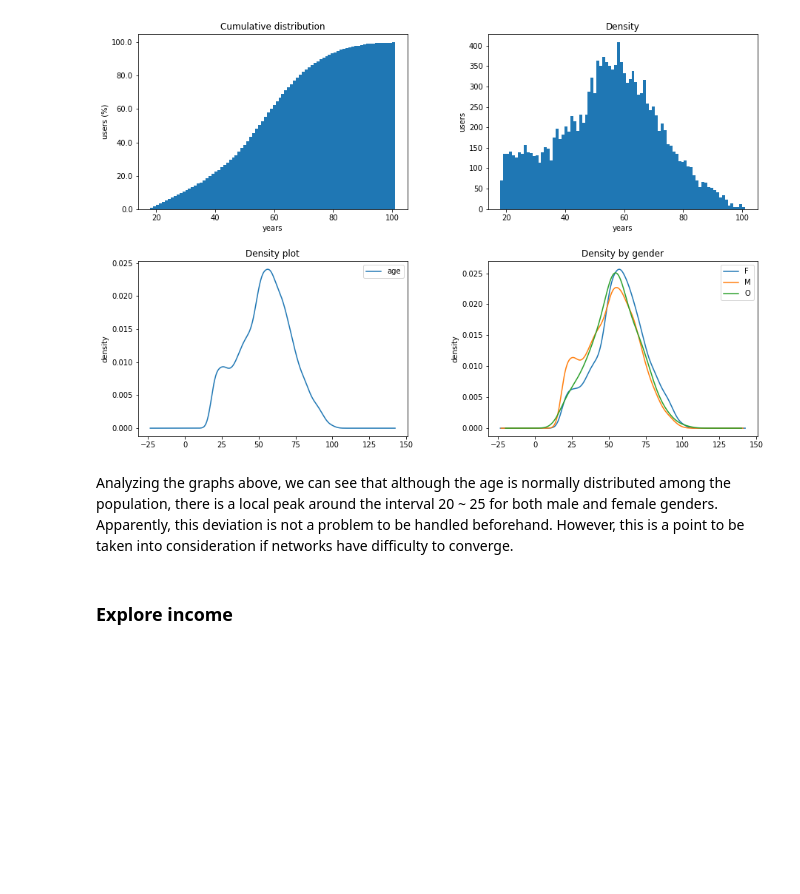
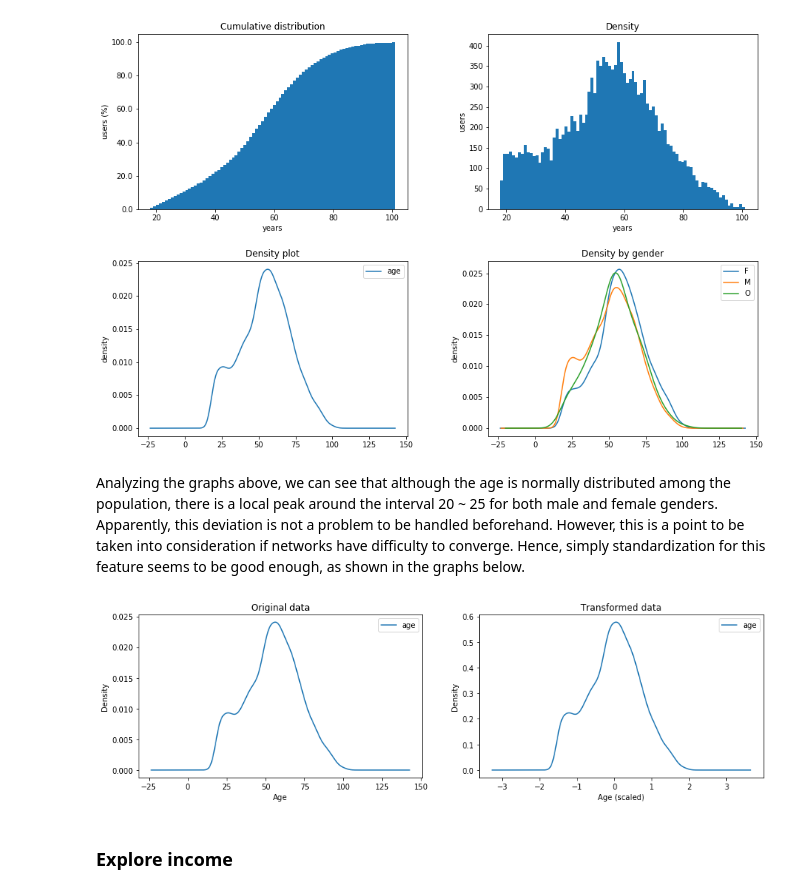
Before and after one commit to silviomori/udacity-machine-learning-capstone-starbucks, a Jupyter notebook: DataExploration.ipynb, the cells around one changed output. Cells and saved outputs as stored; diff of their text form; code cells hidden in the pictures; blank space fills up the shorter version.

Commit message:
feat: Transform age, income, and became_member_on

```diff
--- a/DataExploration.ipynb
+++ b/DataExploration.ipynb
@@ -270,7 +270,24 @@ plt.show()
 [interactive output not drawn]
 [figure]
 # %% [markdown]
-Analyzing the graphs above, we can see that although the age is normally distributed among the population, there is a local peak around the interval 20 ~ 25 for both male and female genders. Apparently, this deviation is not a problem to be handled beforehand. However, this is a point to be taken into consideration if networks have difficulty to converge.
+Analyzing the graphs above, we can see that although the age is normally distributed among the population, there is a local peak around the interval 20 ~ 25 for both male and female genders. Apparently, this deviation is not a problem to be handled beforehand. However, this is a point to be taken into consideration if networks have difficulty to converge. Hence, simply standardization for this feature seems to be good enough, as shown in the graphs below.
+# %%
+fig, axs = plt.subplots(figsize=(15,4), nrows=1, ncols=2)
+
+age_df.plot.density(ax=axs[0])
+axs[0].set_title('Original data')
+axs[0].set_xlabel('Age')
+
+data_transformed = robust_scale(age_df)
+age_df = pd.DataFrame(data_transformed, columns=age_df.columns, index=age_df.index)
+
+age_df.plot.density(ax=axs[1])
+axs[1].set_title('Transformed data')
+axs[1].set_xlabel('Age (scaled)')
+
+plt.show()
+# %% [output]
+[figure, added]
 # %% [markdown]
 ### Explore income
 # %%
```
Also changed, not shown: parts of 7 cells of this notebook.
